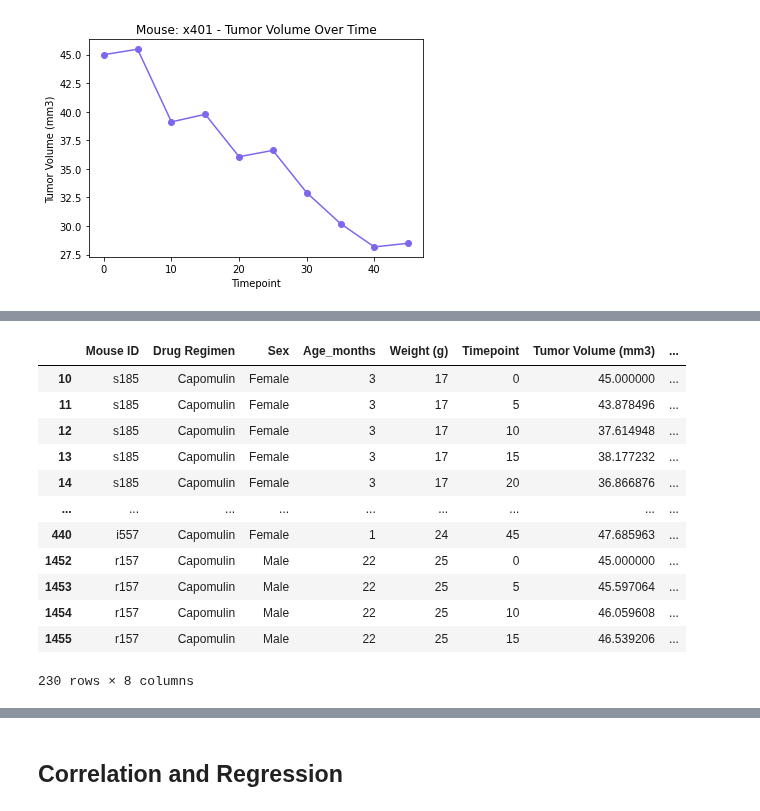
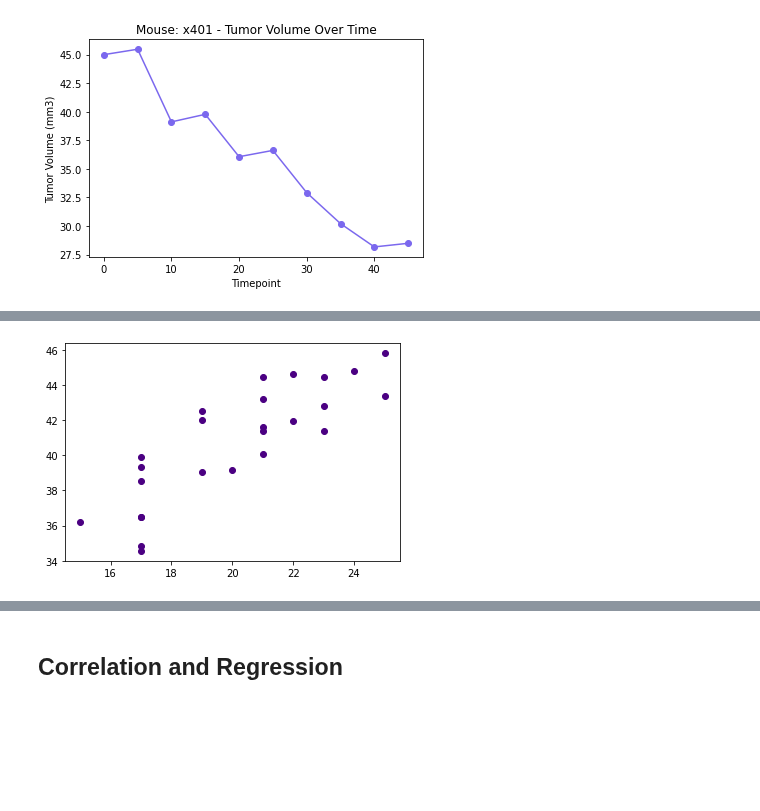
Before and after one commit to LP-116/matplotlib-challenge, a Jupyter notebook: pymaceuticals_starter.ipynb, the cells around one changed output, grey strips where cells are left out. Drawn from its saved outputs; the diff is of its cells as text; code cells hidden in the pictures; blank space fills up the shorter version.

```diff
--- a/pymaceuticals_starter.ipynb
+++ b/pymaceuticals_starter.ipynb
@@ -395,3 +395,7 @@ plt.title("Mouse: x401 - Tumor Volume Over Time")
 plt.plot(time_point, tumor_volume, color="mediumslateblue", label="Tumor Volume", marker="o");
 # %% [output]
 [figure]
+# %%
+capomulin_data = combined_data.loc[combined_data["Drug Regimen"] == "Capomulin"]
+mouse_group = capomulin_data.groupby(["Mouse ID"]).mean()
+mouse_group[["Weight (g)", "Tumor Volume (mm3)"]]
@@ -398,17 +421,8 @@ plt.plot(time_point, tumor_volume, color="mediumslateblue", label="Tumor Volume"
+# %%
+plt.scatter(mouse_group["Weight (g)"], mouse_group["Tumor Volume (mm3)"], marker="o", color="indigo")
+plt.show()
+# %% [output]
+[figure, added]
 # %%
 capomulin_data = combined_data.loc[combined_data["Drug Regimen"] == "Capomulin"]
-capomulin_data
+weight_group = capomulin_data.groupby(["Weight (g)"])
-# %% [output]
-|  | Mouse ID | Drug Regimen | Sex | Age_months | Weight (g) | Timepoint | Tumor Volume (mm3) | ... |
-| 10 | s185 | Capomulin | Female | 3 | 17 | 0 | 45.000000 | ... |
-| 11 | s185 | Capomulin | Female | 3 | 17 | 5 | 43.878496 | ... |
-| 12 | s185 | Capomulin | Female | 3 | 17 | 10 | 37.614948 | ... |
-| 13 | s185 | Capomulin | Female | 3 | 17 | 15 | 38.177232 | ... |
-| 14 | s185 | Capomulin | Female | 3 | 17 | 20 | 36.866876 | ... |
-| ... | ... | ... | ... | ... | ... | ... | ... | ... |
-| 440 | i557 | Capomulin | Female | 1 | 24 | 45 | 47.685963 | ... |
-| 1452 | r157 | Capomulin | Male | 22 | 25 | 0 | 45.000000 | ... |
-| 1453 | r157 | Capomulin | Male | 22 | 25 | 5 | 45.597064 | ... |
-| 1454 | r157 | Capomulin | Male | 22 | 25 | 10 | 46.059608 | ... |
-| 1455 | r157 | Capomulin | Male | 22 | 25 | 15 | 46.539206 | ... |
-230 rows × 8 columns
```
Also changed, not shown: parts of 4 cells of this notebook.
